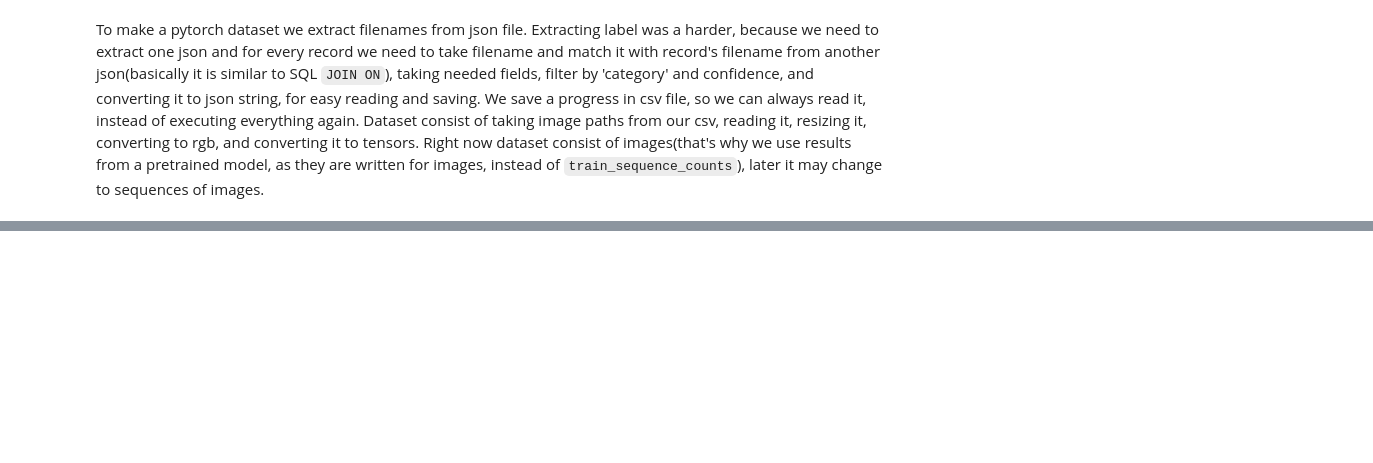
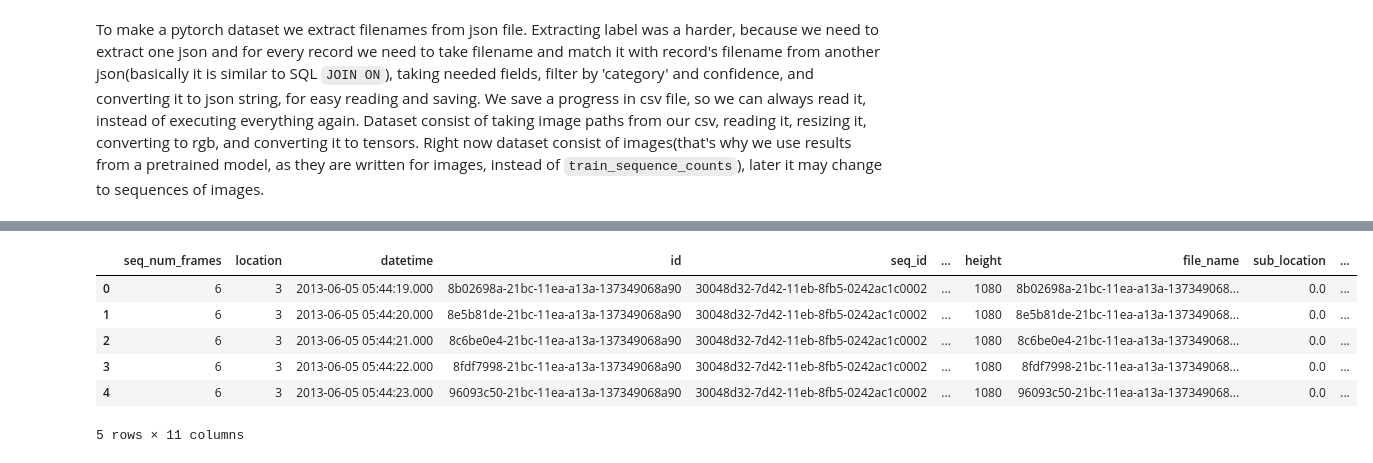
Before and after one commit to Sh41lD4n1n/computer-vision-project, a Jupyter notebook: model.ipynb, the cells around one changed output, grey strips where cells are left out. Drawn from its saved outputs; the diff is of its cells as text; code cells hidden in the pictures; blank space fills up the shorter version.

```diff
--- a/model.ipynb
+++ b/model.ipynb
@@ -112,0 +90,11 @@ train_loader = DataLoader(train_data, batch_size=BATCH_SIZE, shuffle=True)
+# %%
+df = pd.read_csv('processed_train.csv', sep='\t', index_col=0)
+df.head(5)
+# %% [output]
+|  | seq_num_frames | location | datetime | id | seq_id | ... | height | file_name | sub_location | ... |
+| 0 | 6 | 3 | 2013-06-05 05:44:19.000 | 8b02698a-21bc-11ea-a13a-137349068a90 | 30048d32-7d42-11eb-8fb5-0242ac1c0002 | ... | 1080 | 8b02698a-21bc-11ea-a13a-137349068... | 0.0 | ... |
+| 1 | 6 | 3 | 2013-06-05 05:44:20.000 | 8e5b81de-21bc-11ea-a13a-137349068a90 | 30048d32-7d42-11eb-8fb5-0242ac1c0002 | ... | 1080 | 8e5b81de-21bc-11ea-a13a-137349068... | 0.0 | ... |
+| 2 | 6 | 3 | 2013-06-05 05:44:21.000 | 8c6be0e4-21bc-11ea-a13a-137349068a90 | 30048d32-7d42-11eb-8fb5-0242ac1c0002 | ... | 1080 | 8c6be0e4-21bc-11ea-a13a-137349068... | 0.0 | ... |
+| 3 | 6 | 3 | 2013-06-05 05:44:22.000 | 8fdf7998-21bc-11ea-a13a-137349068a90 | 30048d32-7d42-11eb-8fb5-0242ac1c0002 | ... | 1080 | 8fdf7998-21bc-11ea-a13a-137349068... | 0.0 | ... |
+| 4 | 6 | 3 | 2013-06-05 05:44:23.000 | 96093c50-21bc-11ea-a13a-137349068a90 | 30048d32-7d42-11eb-8fb5-0242ac1c0002 | ... | 1080 | 96093c50-21bc-11ea-a13a-137349068... | 0.0 | ... |
+5 rows × 11 columns
```
Also changed, not shown: parts of 68 cells of this notebook.
